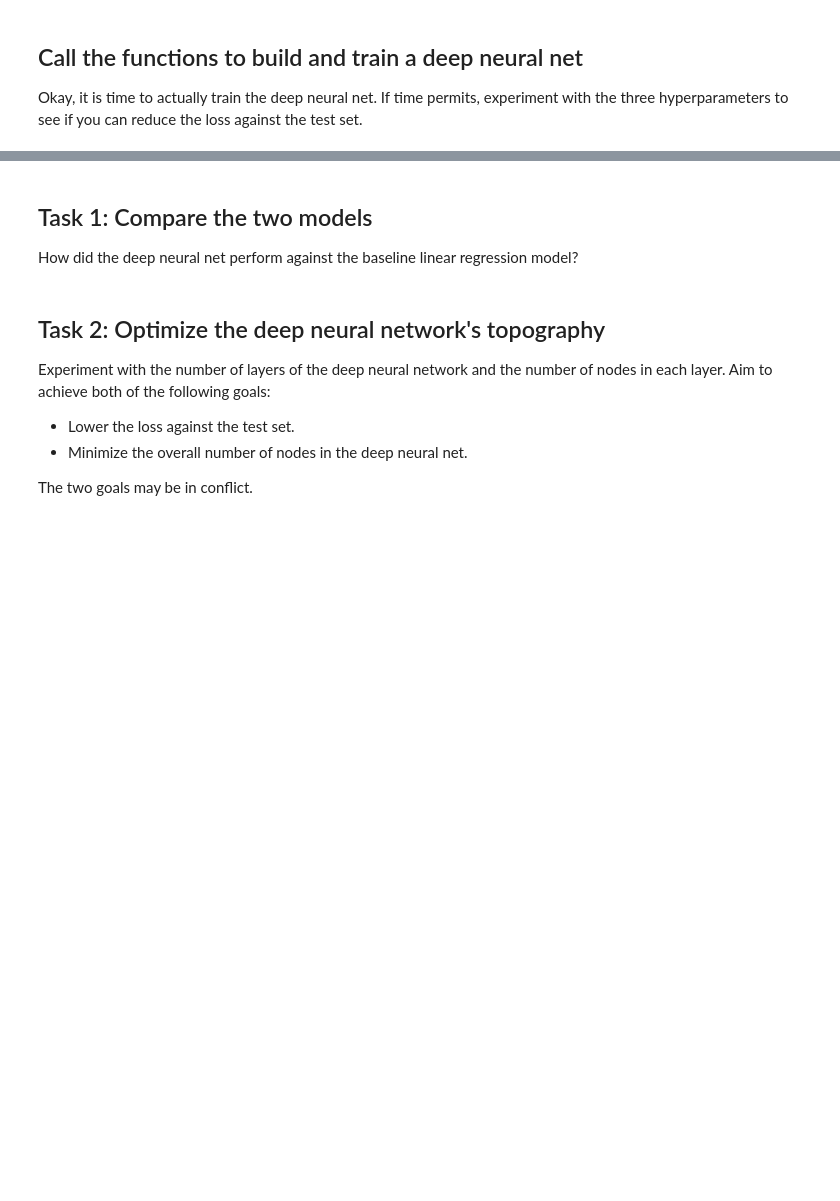
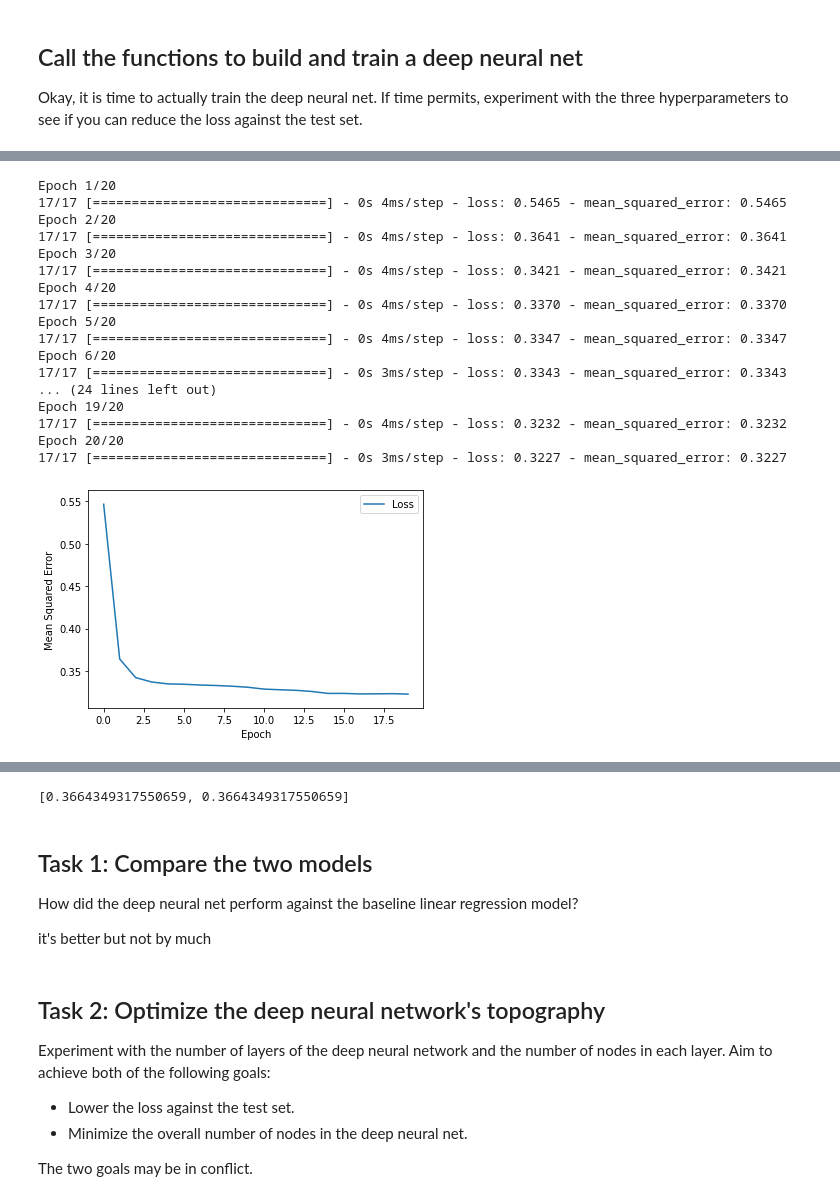
Before and after one commit to IanEdington/learn, a Jupyter notebook: machine-learning/ggl-mlcc/Intro_to_Neural_Nets.ipynb, the cells around one changed output, grey strips where cells are left out. Cells and saved outputs as stored; diff of their text form; code cells hidden in the pictures; blank space fills up the shorter version.

```diff
--- a/machine-learning/ggl-mlcc/Intro_to_Neural_Nets.ipynb
+++ b/machine-learning/ggl-mlcc/Intro_to_Neural_Nets.ipynb
@@ -320,0 +448,44 @@ my_model.evaluate(x = test_features, y = test_label, batch_size=batch_size)
+# %%
+# The following variables are the hyperparameters.
+learning_rate = 0.01
+epochs = 20
+batch_size = 1000
+
+# Specify the label
+label_name = "median_house_value"
+
+# Establish the model's topography.
+my_model = create_model(learning_rate, my_feature_layer)
+
+# Train the model on the normalized training set. We're passing the entire
+# normalized training set, but the model will only use the features
+# defined by the feature_layer.
+epochs, mse = train_model(my_model, train_df_norm, epochs,
+                          label_name, batch_size)
+plot_the_loss_curve(epochs, mse)
+
+# After building a model against the training set, test that model
+# against the test set.
+test_features = {name:np.array(value) for name, value in test_df_norm.items()}
+test_label = np.array(test_features.pop(label_name)) # isolate the label
+print("\n Evaluate the new model against the test set:")
+my_model.evaluate(x = test_features, y = test_label, batch_size=batch_size)
+# %% [output]
+Epoch 1/20
+17/17 [==============================] - 0s 4ms/step - loss: 0.5465 - mean_squared_error: 0.5465
+Epoch 2/20
+17/17 [==============================] - 0s 4ms/step - loss: 0.3641 - mean_squared_error: 0.3641
+Epoch 3/20
+17/17 [==============================] - 0s 4ms/step - loss: 0.3421 - mean_squared_error: 0.3421
+Epoch 4/20
+17/17 [==============================] - 0s 4ms/step - loss: 0.3370 - mean_squared_error: 0.3370
+Epoch 5/20
+17/17 [==============================] - 0s 4ms/step - loss: 0.3347 - mean_squared_error: 0.3347
+Epoch 6/20
+17/17 [==============================] - 0s 3ms/step - loss: 0.3343 - mean_squared_error: 0.3343
+... (24 lines left out)
+Epoch 19/20
+17/17 [==============================] - 0s 4ms/step - loss: 0.3232 - mean_squared_error: 0.3232
+Epoch 20/20
+17/17 [==============================] - 0s 3ms/step - loss: 0.3227 - mean_squared_error: 0.3227
+[figure, added]
@@ -321,7 +494,10 @@ my_model.evaluate(x = test_features, y = test_label, batch_size=batch_size)
+[0.3664349317550659, 0.3664349317550659]
 # %% [markdown]
 ## Task 1: Compare the two models
 
 How did the deep neural net perform against the baseline linear regression model?
+
+it's better but not by much
 # %%
 #@title Double-click to view a possible answer
 
```
Also changed, not shown: parts of 12 cells of this notebook.
